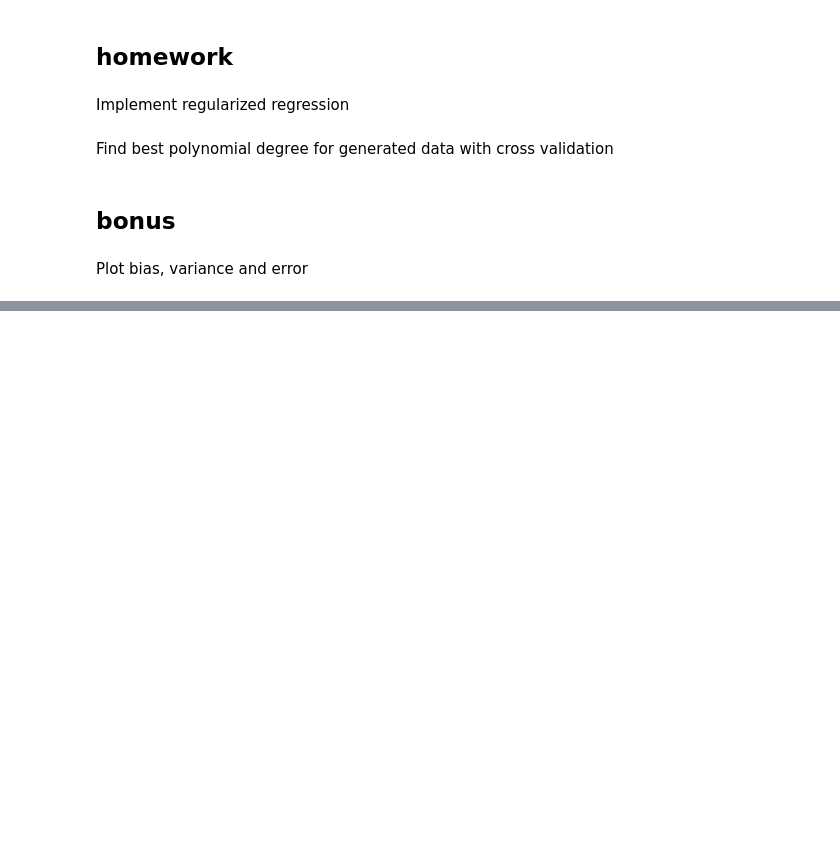
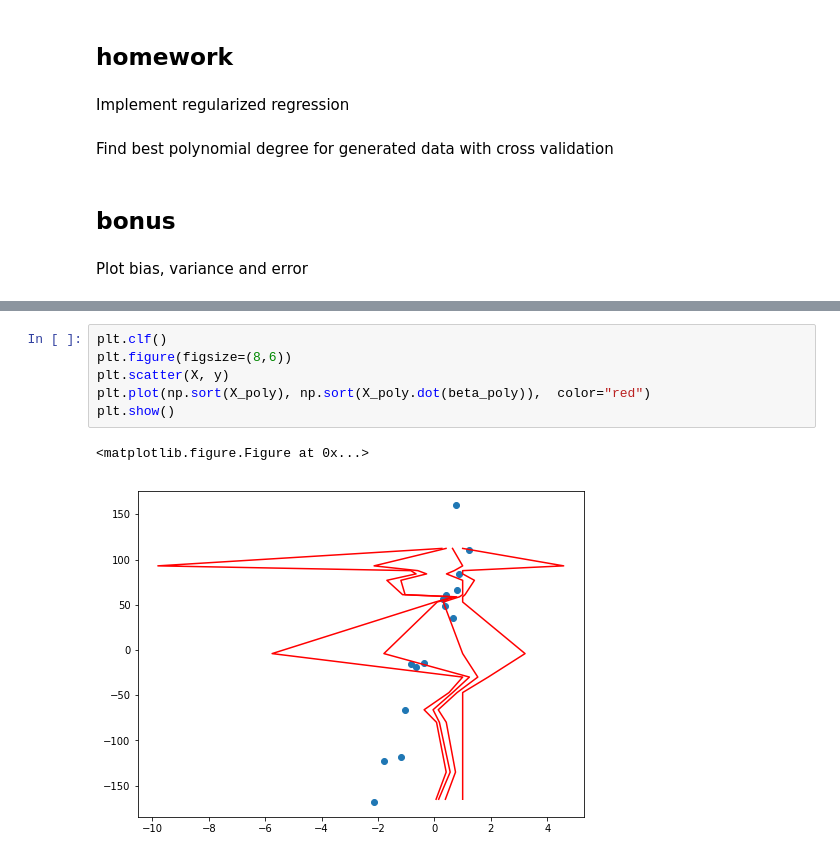
Before and after one commit to tigranv/ISTC_ML_Course, a Jupyter notebook: MachineLearning/FundamentalsAndSupervisedLearning/Lecture2/lecture2.ipynb, the cells around one changed output, grey strips where cells are left out. Saved outputs shown, nothing was run; the diff lists cells and outputs as text; blank space fills up the shorter version.

```diff
--- a/MachineLearning/FundamentalsAndSupervisedLearning/Lecture2/lecture2.ipynb
+++ b/MachineLearning/FundamentalsAndSupervisedLearning/Lecture2/lecture2.ipynb
@@ -53,0 +216,9 @@ Plot bias, variance and error
+# %%
+plt.clf()
+plt.figure(figsize=(8,6))
+plt.scatter(X, y)
+plt.plot(np.sort(X_poly), np.sort(X_poly.dot(beta_poly)),  color="red")
+plt.show()
+# %% [output]
+<matplotlib.figure.Figure at 0x...>
+[figure, added]
```
Also changed, not shown: parts of 21 cells of this notebook, 36 other files.
